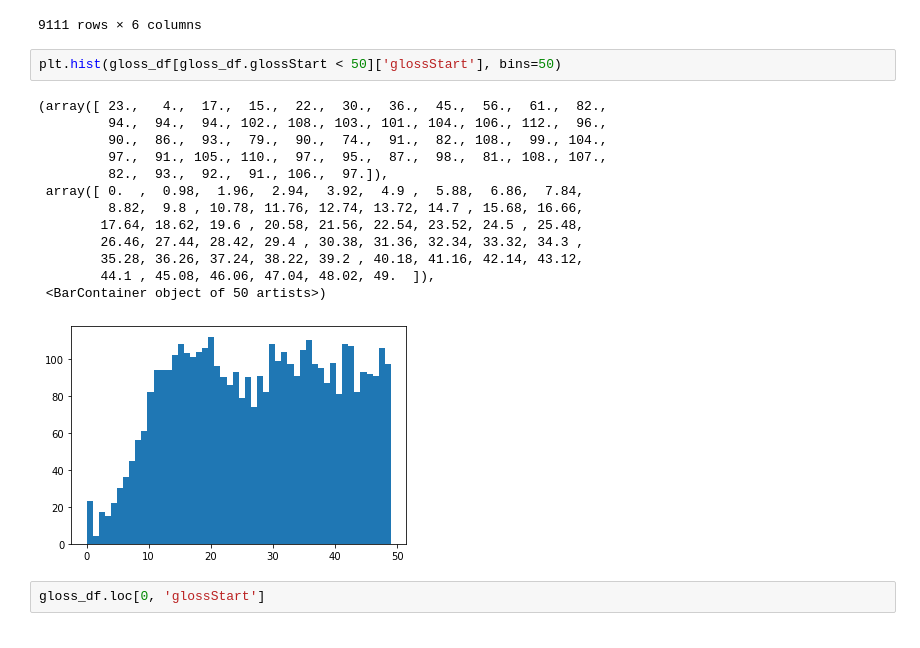
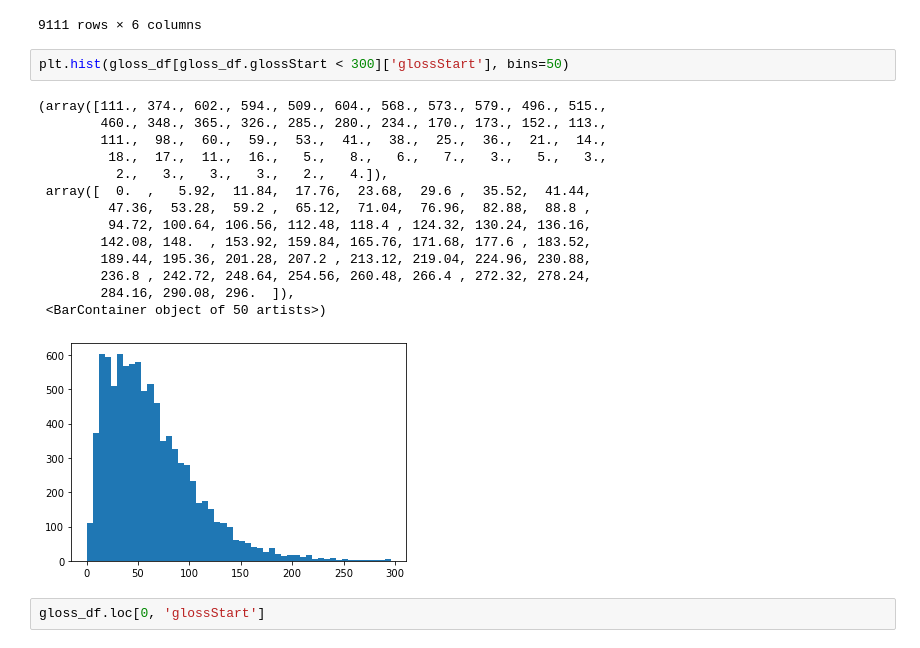
Before and after one commit to ADA-SITE-JML/sign-lang, a Jupyter notebook: tmp.ipynb, the cells around one changed output. Cells and saved outputs as stored; diff of their text form.

```diff
--- a/tmp.ipynb
+++ b/tmp.ipynb
@@ -438,21 +425,22 @@ gloss_df
 | 9112 | MƏN | 28.0 | 41.0 | 2022-07-27 11-53-28.mp4 | 249 | 13.0 |
 9111 rows × 6 columns
 # %%
-plt.hist(gloss_df[gloss_df.glossStart < 50]['glossStart'], bins=50)
+plt.hist(gloss_df[gloss_df.glossStart < 300]['glossStart'], bins=50)
 # %% [output]
-(array([ 23.,   4.,  17.,  15.,  22.,  30.,  36.,  45.,  56.,  61.,  82.,
-         94.,  94.,  94., 102., 108., 103., 101., 104., 106., 112.,  96.,
-         90.,  86.,  93.,  79.,  90.,  74.,  91.,  82., 108.,  99., 104.,
-         97.,  91., 105., 110.,  97.,  95.,  87.,  98.,  81., 108., 107.,
-         82.,  93.,  92.,  91., 106.,  97.]),
- array([ 0.  ,  0.98,  1.96,  2.94,  3.92,  4.9 ,  5.88,  6.86,  7.84,
-         8.82,  9.8 , 10.78, 11.76, 12.74, 13.72, 14.7 , 15.68, 16.66,
-        17.64, 18.62, 19.6 , 20.58, 21.56, 22.54, 23.52, 24.5 , 25.48,
-        26.46, 27.44, 28.42, 29.4 , 30.38, 31.36, 32.34, 33.32, 34.3 ,
-        35.28, 36.26, 37.24, 38.22, 39.2 , 40.18, 41.16, 42.14, 43.12,
-        44.1 , 45.08, 46.06, 47.04, 48.02, 49.  ]),
+(array([111., 374., 602., 594., 509., 604., 568., 573., 579., 496., 515.,
+        460., 348., 365., 326., 285., 280., 234., 170., 173., 152., 113.,
+        111.,  98.,  60.,  59.,  53.,  41.,  38.,  25.,  36.,  21.,  14.,
+         18.,  17.,  11.,  16.,   5.,   8.,   6.,   7.,   3.,   5.,   3.,
+          2.,   3.,   3.,   3.,   2.,   4.]),
+ array([  0.  ,   5.92,  11.84,  17.76,  23.68,  29.6 ,  35.52,  41.44,
+         47.36,  53.28,  59.2 ,  65.12,  71.04,  76.96,  82.88,  88.8 ,
+         94.72, 100.64, 106.56, 112.48, 118.4 , 124.32, 130.24, 136.16,
+        142.08, 148.  , 153.92, 159.84, 165.76, 171.68, 177.6 , 183.52,
+        189.44, 195.36, 201.28, 207.2 , 213.12, 219.04, 224.96, 230.88,
+        236.8 , 242.72, 248.64, 254.56, 260.48, 266.4 , 272.32, 278.24,
+        284.16, 290.08, 296.  ]),
  <BarContainer object of 50 artists>)
-[figure, old version]
+[figure, new version]
 # %%
 gloss_df.loc[0, 'glossStart']
 # %% [output]
```
Also changed, not shown: parts of 5 cells of this notebook.
